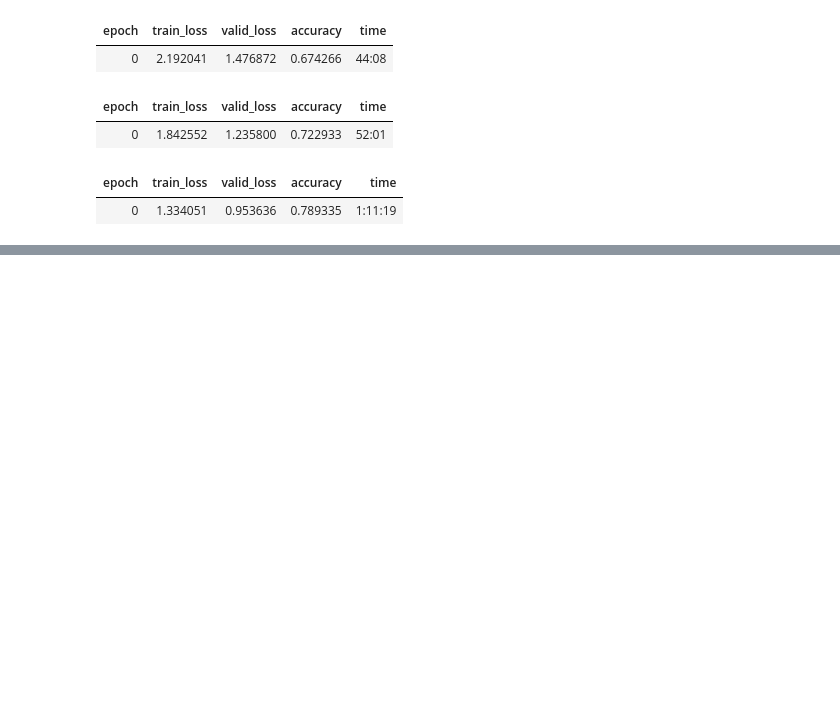
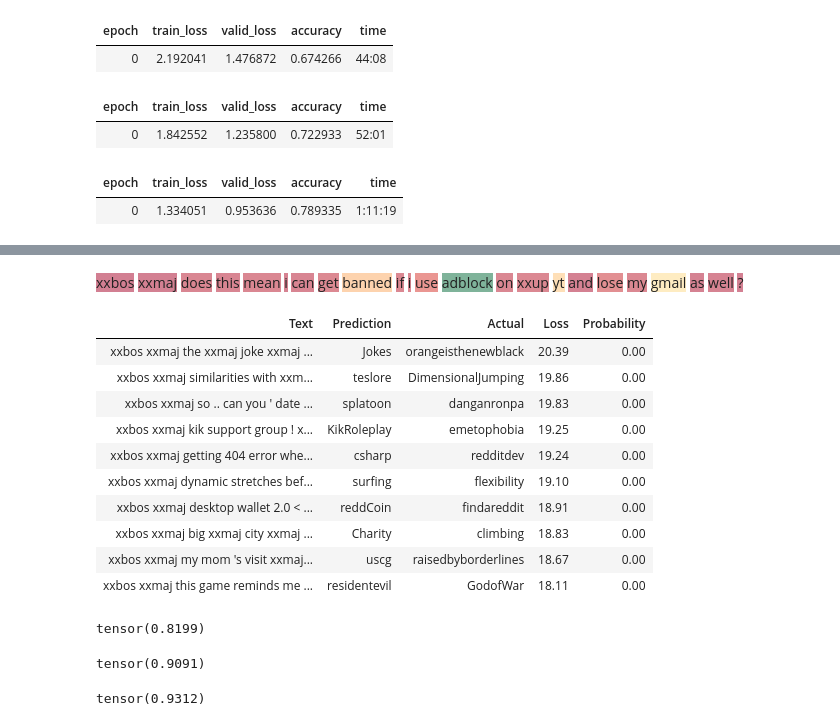
Before and after one commit to tmayn062/CSI4106Project, a Jupyter notebook: CSI4106_RSPCT_ULMFiT.ipynb, the cells around one changed output, grey strips where cells are left out. Saved outputs shown, nothing was run; the diff lists cells and outputs as text; code cells hidden in the pictures; blank space fills up the shorter version.

```diff
--- a/CSI4106_RSPCT_ULMFiT.ipynb
+++ b/CSI4106_RSPCT_ULMFiT.ipynb
@@ -234,0 +241,2 @@ learn.fit_one_cycle(2, slice(1e-3/(2.6**4),1e-3), moms=(0.8,0.7))
+# %%
+learn.load('fourth')
@@ -248,0 +291,20 @@ learn.predict("going to visit venice in September what should I wear")
+# %%
+interp = TextClassificationInterpretation.from_learner(learn)
+# %%
+interp.show_intrinsic_attention("Does this mean I can get banned if I use adblock on YT and lose my gmail as well?")
+# %% [output]
+xxbos xxmaj does this mean i can get banned if i use adblock on xxup yt and lose my gmail as well ?
+# %%
+interp.show_top_losses(10)
+# %% [output]
+| Text | Prediction | Actual | Loss | Probability |
+| xxbos xxmaj the xxmaj joke xxmaj ... | Jokes | orangeisthenewblack | 20.39 | 0.00 |
+| xxbos xxmaj similarities with xxm... | teslore | DimensionalJumping | 19.86 | 0.00 |
+| xxbos xxmaj so .. can you ' date ... | splatoon | danganronpa | 19.83 | 0.00 |
+| xxbos xxmaj kik support group ! x... | KikRoleplay | emetophobia | 19.25 | 0.00 |
+| xxbos xxmaj getting 404 error whe... | csharp | redditdev | 19.24 | 0.00 |
+| xxbos xxmaj dynamic stretches bef... | surfing | flexibility | 19.10 | 0.00 |
+| xxbos xxmaj desktop wallet 2.0 < ... | reddCoin | findareddit | 18.91 | 0.00 |
+| xxbos xxmaj big xxmaj city xxmaj ... | Charity | climbing | 18.83 | 0.00 |
+| xxbos xxmaj my mom 's visit xxmaj... | uscg | raisedbyborderlines | 18.67 | 0.00 |
+| xxbos xxmaj this game reminds me ... | residentevil | GodofWar | 18.11 | 0.00 |
@@ -248,0 +313,12 @@ learn.predict("going to visit venice in September what should I wear")
+# %%
+top_k_accuracy(a[0],a[1],1)
+# %% [output]
+tensor(0.8199)
+# %%
+top_k_accuracy(a[0],a[1],3)
+# %% [output]
+tensor(0.9091)
+# %%
+top_k_accuracy(a[0],a[1],5)
+# %% [output]
+tensor(0.9312)
```
Also changed, not shown: parts of 20 cells of this notebook.
